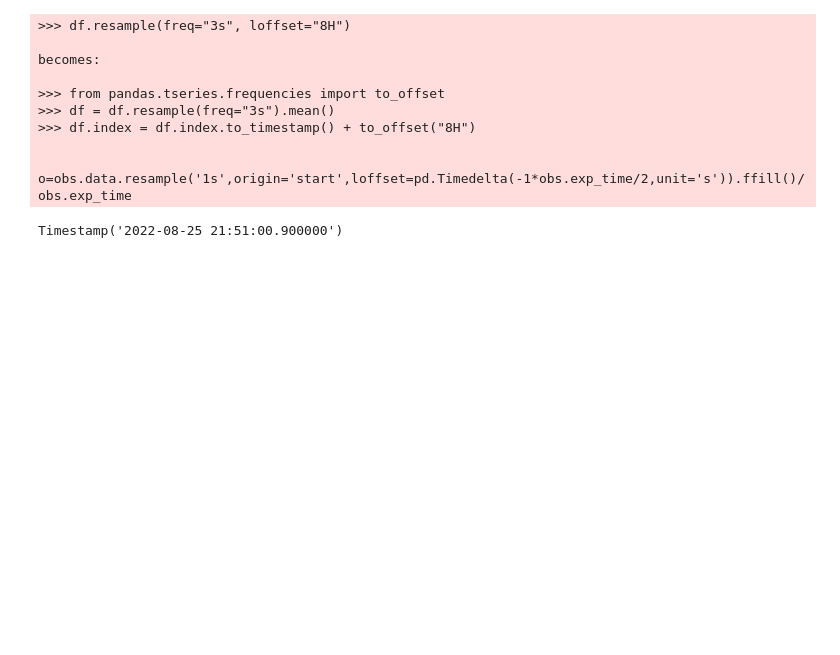
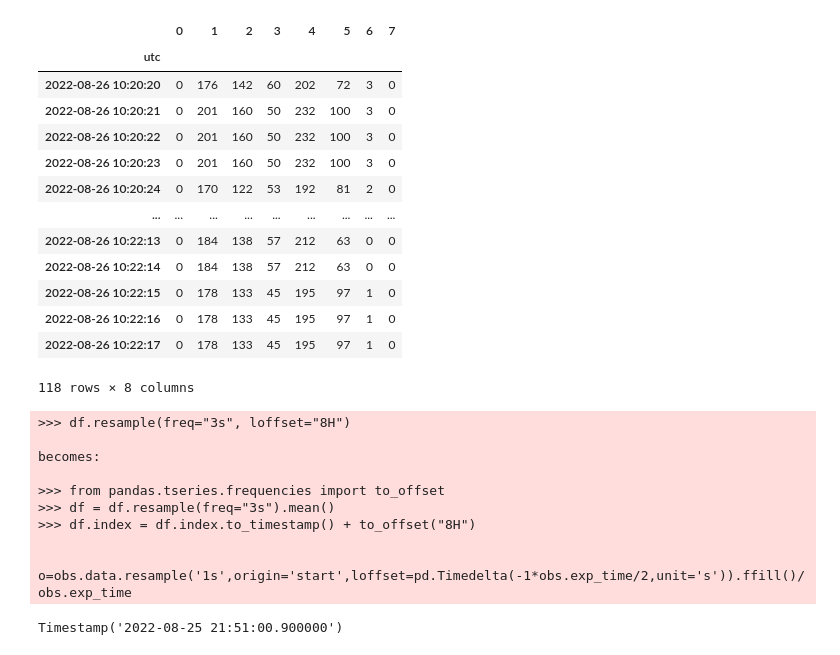
Before and after one commit to mdafcikova/grbalpha-tools, a Jupyter notebook: notebook.ipynb, the cells around one changed output. Drawn from its saved outputs; the diff is of its cells as text; code cells hidden in the pictures; blank space fills up the shorter version.

```diff
--- a/notebook.ipynb
+++ b/notebook.ipynb
@@ -38,3 +77,22 @@ Timestamp('2022-08-26 10:21:20.400000')
+# %%
+s = pd.to_datetime(time) - pd.Timedelta('1min')
+e = pd.to_datetime(time) + pd.Timedelta('1min')
+obs.data[np.logical_and(obs.time_utc.index>s,obs.time_utc.index<e)].resample('1000ms').bfill()
+# %% [output]
+|  | 0 | 1 | 2 | 3 | 4 | 5 | 6 | 7 |
+| utc |  |  |  |  |  |  |  |  |
+| 2022-08-26 10:20:20 | 0 | 176 | 142 | 60 | 202 | 72 | 3 | 0 |
+| 2022-08-26 10:20:21 | 0 | 201 | 160 | 50 | 232 | 100 | 3 | 0 |
+| 2022-08-26 10:20:22 | 0 | 201 | 160 | 50 | 232 | 100 | 3 | 0 |
+| 2022-08-26 10:20:23 | 0 | 201 | 160 | 50 | 232 | 100 | 3 | 0 |
+| 2022-08-26 10:20:24 | 0 | 170 | 122 | 53 | 192 | 81 | 2 | 0 |
+| ... | ... | ... | ... | ... | ... | ... | ... | ... |
+| 2022-08-26 10:22:13 | 0 | 184 | 138 | 57 | 212 | 63 | 0 | 0 |
+| 2022-08-26 10:22:14 | 0 | 184 | 138 | 57 | 212 | 63 | 0 | 0 |
+| 2022-08-26 10:22:15 | 0 | 178 | 133 | 45 | 195 | 97 | 1 | 0 |
+| 2022-08-26 10:22:16 | 0 | 178 | 133 | 45 | 195 | 97 | 1 | 0 |
+| 2022-08-26 10:22:17 | 0 | 178 | 133 | 45 | 195 | 97 | 1 | 0 |
+118 rows × 8 columns
 # %%
 for file in os.listdir(r"C:\Users\maria\Desktop\CubeSats\GRBs\files"):
     if file == 'test.json':
```
Also changed, not shown: parts of 6 cells of this notebook, 1 other file.
